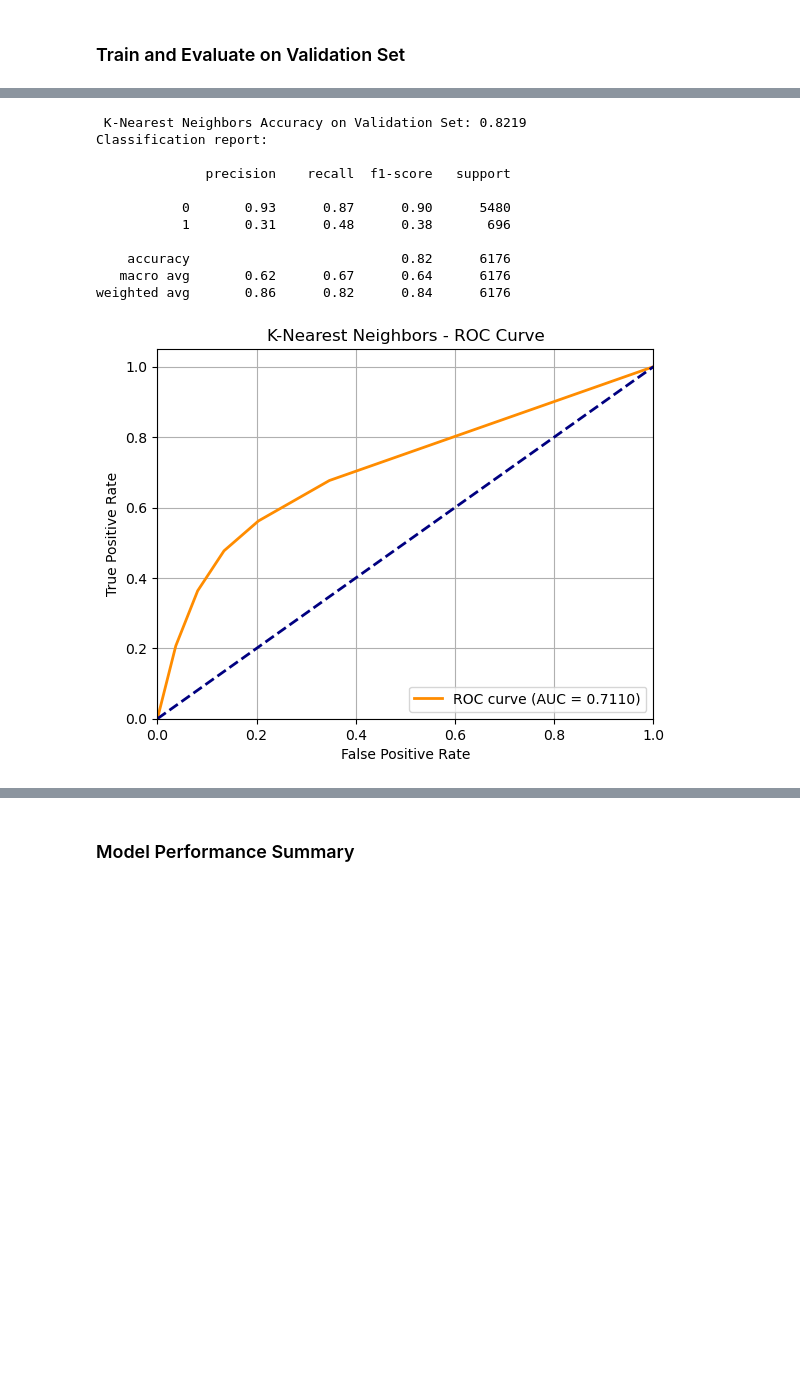
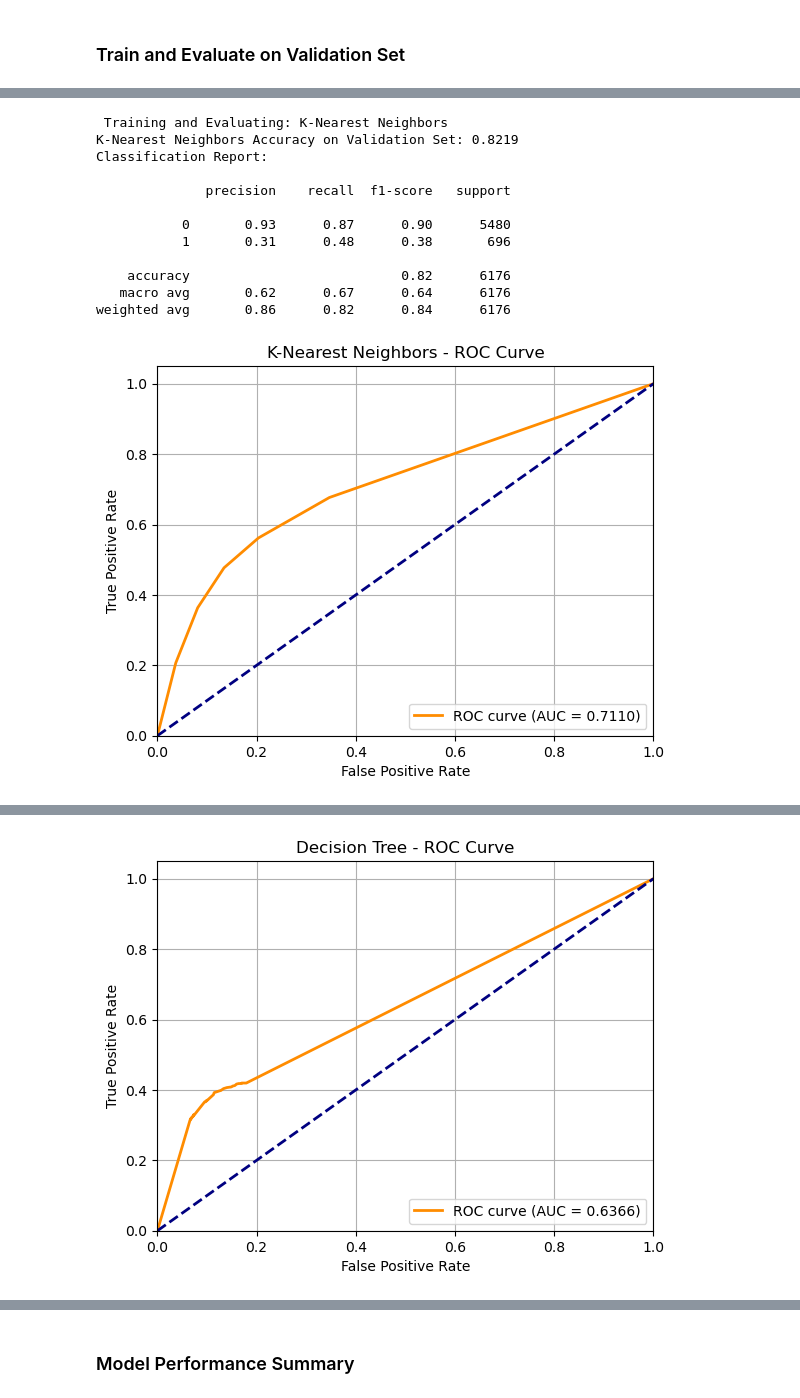
Before and after one commit to jumishafeeq/Predicting-Term-Deposit-Subscription-Using-Bank-Marketing-Data, a Jupyter notebook: Term Deposit Subscription Prediction.ipynb, the cells around one changed output, grey strips where cells are left out. Cells and saved outputs as stored; diff of their text form; code cells hidden in the pictures; blank space fills up the shorter version.

```diff
--- a/Term Deposit Subscription Prediction.ipynb
+++ b/Term Deposit Subscription Prediction.ipynb
@@ -832,35 +832,52 @@ models = {
 results = {}
 
 for name, model in models.items():
-    # fit the model
-    model.fit(X_train_resampled, y_train_resampled)
+    print(f"\n Training and Evaluating: {name}")
 
-    # Predict labels and probabilities
-    y_pred = model.predict(X_val_final)
-    y_proba = model.predict_proba(X_val_final)[:, 1]  # Probability estimates for ROC-AUC
+    try:
+        # Fit model
+        model.fit(X_train_resampled, y_train_resampled)
 
-    # accuracy
-    acc = accuracy_score(y_val, y_pred)
-    results[name] = acc
+        # Predict class labels
+        y_pred = model.predict(X_val_final)
 
-    # Print accuracy and classification report
-    print(f"\n {name} Accuracy on Validation Set: {acc:.4f}")
-    print('Classification report:\n')
-    print(classification_report(y_val, y_pred))
+        # Try to get probability estimates or decision function
+        try:
+            y_proba = model.predict_proba(X_val_final)[:, 1]
+        except AttributeError:
+            try:
+                y_proba = model.decision_function(X_val_final)
+                y_proba = (y_proba - y_proba.min()) / (y_proba.max() - y_proba.min())  # Normalize
+            except AttributeError:
+                print(f" {name} does not support probability or decision_function. Skipping ROC.")
+                y_proba = None
 
-     # Plot ROC curve
-    fpr, tpr, _ = roc_curve(y_val, y_proba)
-    roc_auc = auc(fpr, tpr)
+        # Accuracy
+        acc = accuracy_score(y_val, y_pred)
+        results[name] = acc
 
-    plt.figure()
-    plt.plot(fpr, tpr, color='darkorange', lw=2, label=f'ROC curve (AUC = {roc_auc:.4f})')
-    plt.plot([0, 1], [0, 1], color='navy', lw=2, linestyle='--')
-    plt.xlim([0.0, 1.0])
-    plt.ylim([0.0, 1.05])
-    plt.xlabel('False Positive Rate')
-    plt.ylabel('True Positive Rate')
-    plt.title(f'{name} - ROC Curve')
-    plt.legend(loc="lower right")
-    plt.grid(True)
-    plt.show()
+        # Print results
+        print(f"{name} Accuracy on Validation Set: {acc:.4f}")
+        print("Classification Report:\n")
+        print(classification_report(y_val, y_pred))
+
+        # ROC Curve (if supported)
+        if y_proba is not None:
+            fpr, tpr, _ = roc_curve(y_val, y_proba)
+            roc_auc = auc(fpr, tpr)
+
+            plt.figure()
+            plt.plot(fpr, tpr, color='darkorange', lw=2, label=f'ROC curve (AUC = {roc_auc:.4f})')
+            plt.plot([0, 1], [0, 1], color='navy', lw=2, linestyle='--')
+            plt.xlim([0.0, 1.0])
+            plt.ylim([0.0, 1.05])
+            plt.xlabel('False Positive Rate')
+            plt.ylabel('True Positive Rate')
+            plt.title(f'{name} - ROC Curve')
+            plt.legend(loc="lower right")
+            plt.grid(True)
+            plt.show()
+
+    except Exception as e:
+        print(f" Error in {name}: {e}")
 # %% [output]
@@ -876,8 +894,9 @@ Classification report:
    macro avg       0.62      0.73      0.64      6176
 weighted avg       0.88      0.79      0.82      6176
 [figure]
- K-Nearest Neighbors Accuracy on Validation Set: 0.8219
-Classification report:
+ Training and Evaluating: K-Nearest Neighbors
+K-Nearest Neighbors Accuracy on Validation Set: 0.8219
+Classification Report:
 
               precision    recall  f1-score   support
 
@@ -890,0 +922 @@ weighted avg       0.86      0.82      0.84      6176
+[figure, added]
```
Also changed, not shown: parts of 25 cells of this notebook.
